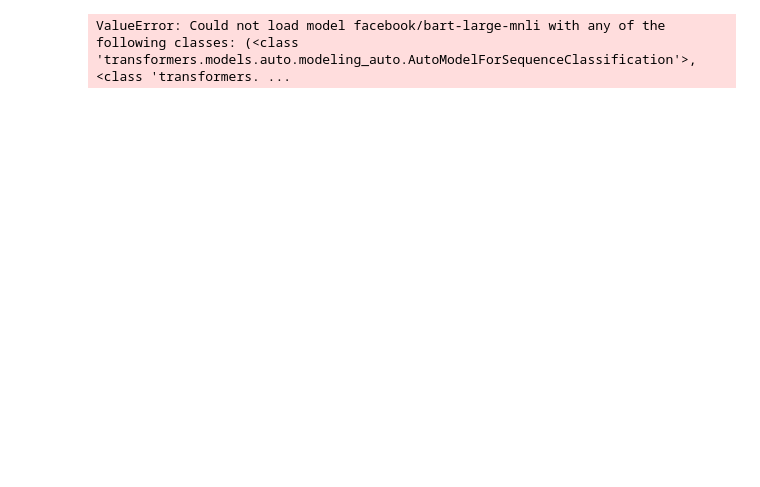
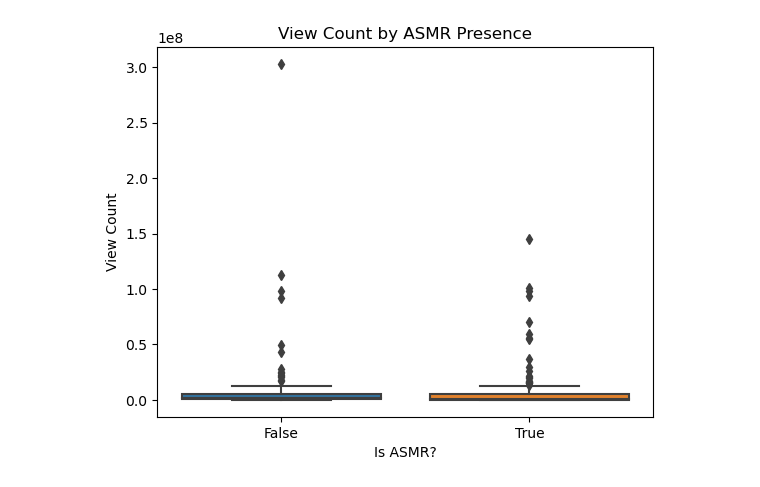
Before and after one commit to zeldu18/mukbang-virality-analysis, a Jupyter notebook: notebooks/EDA.ipynb, the cells around one changed output. Cells and saved outputs as stored; diff of their text form; code cells hidden in the pictures; blank space fills up the shorter version.

```diff
--- a/notebooks/EDA.ipynb
+++ b/notebooks/EDA.ipynb
@@ -95,8 +101,17 @@ from transformers import pipeline
 
 classifier = pipeline("zero-shot-classification", model="facebook/bart-large-mnli")
 
-labels = ["ASMR", "talking", "Korean food", "Western food", "Seafood", "Street food"]
+labels = ["ASMR", "talking", "Korean food", "Italian food", "Seafood", "Japanese food", "Fastfood", "Dessert", "Noodles", "Indian food"]
 
 df['category'] = df['title'].apply(lambda x: classifier(x, labels)['labels'][0])
-# %% [output]
-ValueError: Could not load model facebook/bart-large-mnli with any of the following classes: (<class 'transformers.models.auto.modeling_auto.AutoModelForSequenceClassification'>, <class 'transformers. ...
+# %%
+import seaborn as sns
+import matplotlib.pyplot as plt
+
+sns.boxplot(x='is_asmr', y='view_count', data=df)
+plt.title('View Count by ASMR Presence')
+plt.xlabel('Is ASMR?')
+plt.ylabel('View Count')
+plt.show()
+# %% [output]
+[figure, added]
```
Also changed, not shown: parts of 16 cells of this notebook, 21 other files.
